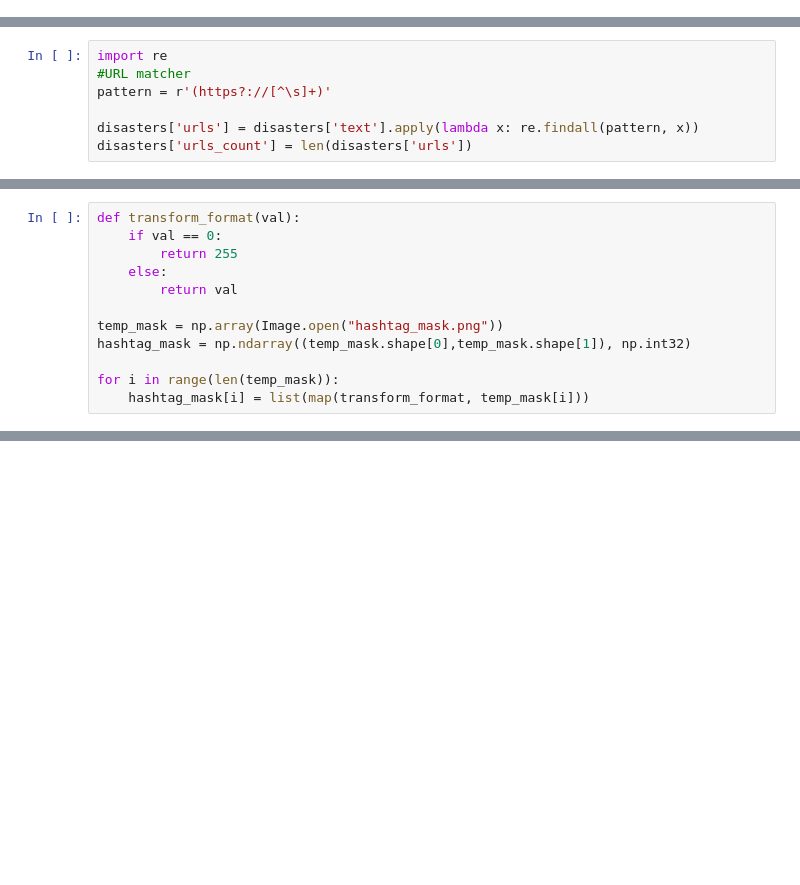
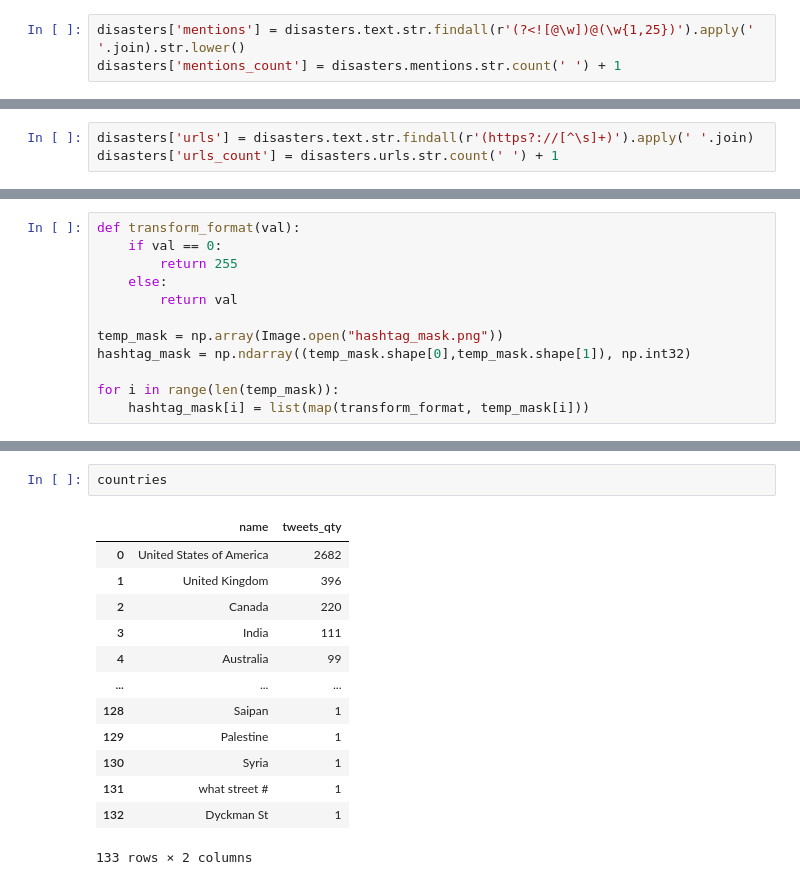
Before and after one commit to AlurrAldrey/OrgaDatosTP, a Jupyter notebook: tp1/TP1_hashtags_mentions.ipynb, the cells around one changed output, grey strips where cells are left out. Cells and saved outputs as stored; diff of their text form; blank space fills up the shorter version.

```diff
--- a/tp1/TP1_hashtags_mentions.ipynb
+++ b/tp1/TP1_hashtags_mentions.ipynb
@@ -128,10 +36,9 @@ disasters['mentions_count'] = len(disasters['mentions'])
+# %%
+disasters['mentions'] = disasters.text.str.findall(r'(?<![@\w])@(\w{1,25})').apply(' '.join).str.lower()
+disasters['mentions_count'] = disasters.mentions.str.count(' ') + 1
 # %% [markdown]
 #### URLs
-# %%
-import re
-#URL matcher
-pattern = r'(https?://[^\s]+)'
-
-disasters['urls'] = disasters['text'].apply(lambda x: re.findall(pattern, x))
-disasters['urls_count'] = len(disasters['urls'])
+# %%
+disasters['urls'] = disasters.text.str.findall(r'(https?://[^\s]+)').apply(' '.join)
+disasters['urls_count'] = disasters.urls.str.count(' ') + 1
 # %%
@@ -390,0 +495,16 @@ plt.show()
+# %%
+countries
+# %% [output]
+|  | name | tweets_qty |
+| 0 | United States of America | 2682 |
+| 1 | United Kingdom | 396 |
+| 2 | Canada | 220 |
+| 3 | India | 111 |
+| 4 | Australia | 99 |
+| ... | ... | ... |
+| 128 | Saipan | 1 |
+| 129 | Palestine | 1 |
+| 130 | Syria | 1 |
+| 131 | what street # | 1 |
+| 132 | Dyckman St | 1 |
+133 rows × 2 columns
```
Also changed, not shown: parts of 47 cells of this notebook.
